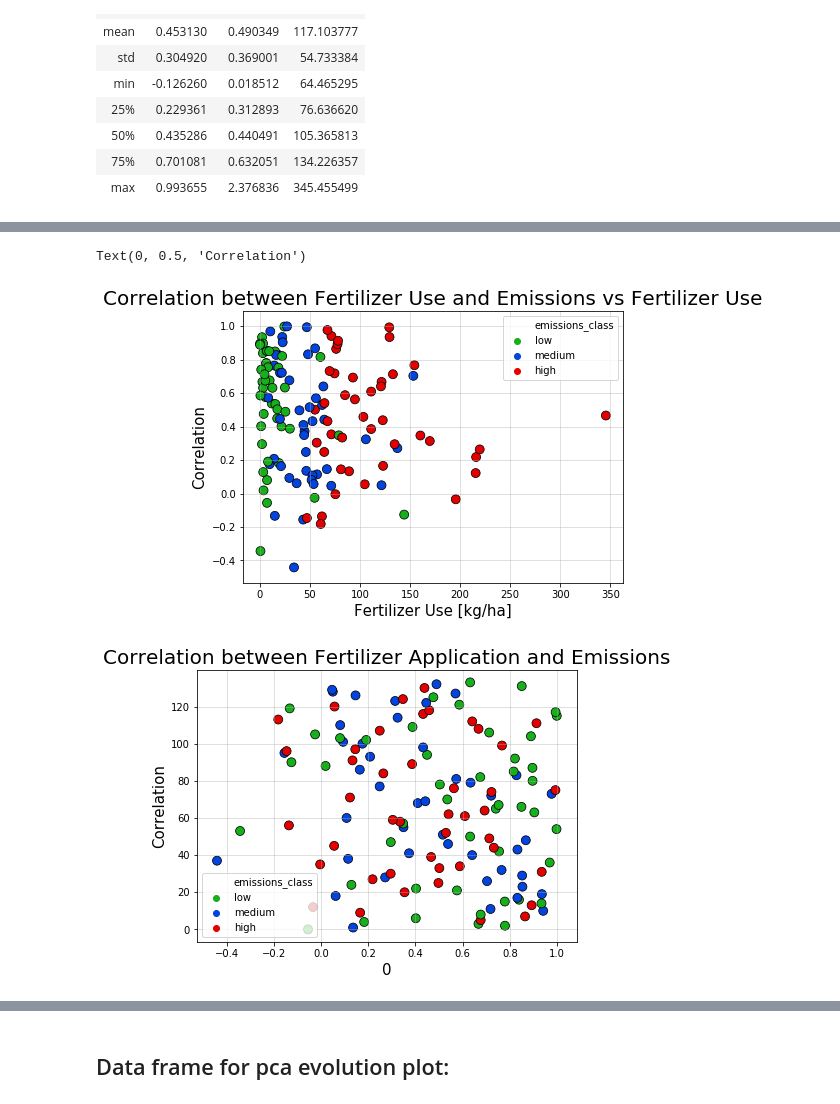
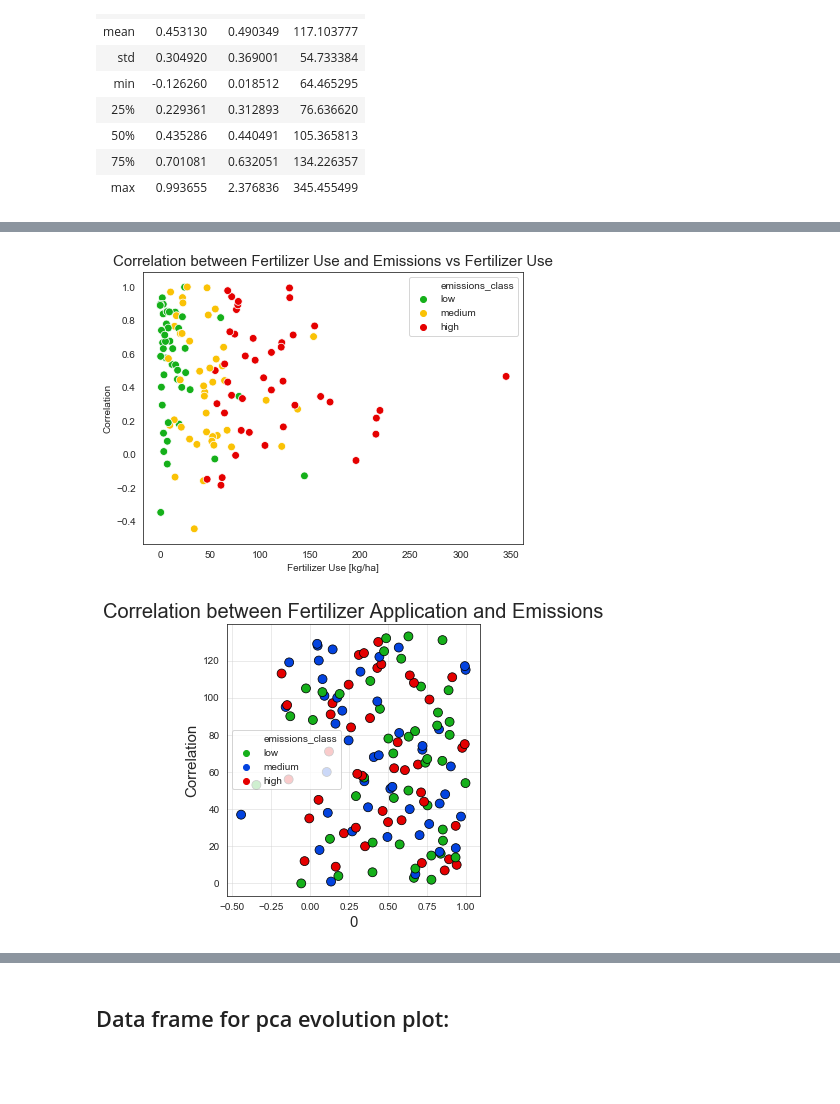
Before and after one commit to amara-slaymaker/ada_project-ada_nakamura, a Jupyter notebook: Emissions_UMAP_PCA.ipynb, the cells around one changed output, grey strips where cells are left out. Cells and saved outputs as stored; diff of their text form; code cells hidden in the pictures; blank space fills up the shorter version.

```diff
--- a/Emissions_UMAP_PCA.ipynb
+++ b/Emissions_UMAP_PCA.ipynb
@@ -929,0 +921,12 @@ plt.plot(emiss_ferti_corr_2.mean_y, emiss_ferti_corr_2.mean_x, 'yo',emiss_ferti_
+# %%
+sns.set_style("white")
+figure = plt.figure(figsize = (15,5))
+
+ax1 = figure.add_subplot(1,2,1)
+
+ax1 = sns.regplot(emiss_ferti_corr_2.mean_y, emiss_ferti_corr_2.mean_x,scatter=True, fit_reg=True, ci=95, color = 'black')
+ax1.set_xlabel('Fertilizer Use [kg/ha]', fontsize = 10)
+ax1.set_ylabel('Emissions [Gg/ha]', fontsize = 10)
+ax1.set_title('Relationship between Fertilizer Application and Emissions', fontsize = 15)
+
+plt.savefig('Fertilizer_Emissions.png', transparent=True)
@@ -930,18 +935,21 @@ plt.plot(emiss_ferti_corr_2.mean_y, emiss_ferti_corr_2.mean_x, 'yo',emiss_ferti_
 # %%
+sns.set_style("white")
 figure = plt.figure(figsize = (15,5))
-colors = ['green','blue','red']
+colors = ['green','goldenrod','red']
 
 ax1 = figure.add_subplot(1,2,1)
-ax1.set_title('Correlation between Fertilizer Use and Emissions vs Fertilizer Use', fontsize = 20)
+ax1.set_title('Correlation between Fertilizer Use and Emissions vs Fertilizer Use', fontsize = 15)
 ax1.grid(alpha=0.5)
-ax1 = sns.scatterplot(emiss_ferti_corr_2.mean_y, emiss_ferti_corr_2[0], hue='emissions_class', palette=sns.xkcd_palette(colors), data=emiss_ferti_corr_2, s=80,edgecolor="black")
-ax1.set_xlabel('Fertilizer Use [kg/ha]', fontsize = 15)
-ax1.set_ylabel('Correlation', fontsize = 15)
+ax1 = sns.scatterplot(emiss_ferti_corr_2.mean_y, emiss_ferti_corr_2[0], hue='emissions_class', palette=sns.xkcd_palette(colors), data=emiss_ferti_corr_2, s=60)
+ax1.set_xlabel('Fertilizer Use [kg/ha]', fontsize = 10)
+ax1.set_ylabel('Correlation', fontsize = 10)
+plt.grid(None)
+
+plt.savefig('Correlation_Fertilizer.png', transparent=True)
 # %% [output]
-Text(0, 0.5, 'Correlation')
-[figure, old version]
+[figure, new version]
 # %%
-figure = plt.figure(figsize = (1))
+figure = plt.figure(figsize = (10,5))
 colors = ["green", "blue", "red"]
 
 ax1 = figure.add_subplot(1,2,1)
@@ -951,4 +959,4 @@ ax1.set_title('Correlation between Fertilizer Application and Emissions', fontsi
 ax1.grid(alpha=0.5)
 ax1 = sns.scatterplot(emiss_ferti_corr[0], emiss_ferti_corr.index, hue='emissions_class', palette=sns.xkcd_palette(colors), data=emiss_ferti_corr, s=80,edgecolor="black")
 # %% [output]
-[figure, old version]
+[figure, new version]
```
Also changed, not shown: parts of 5 cells of this notebook.
